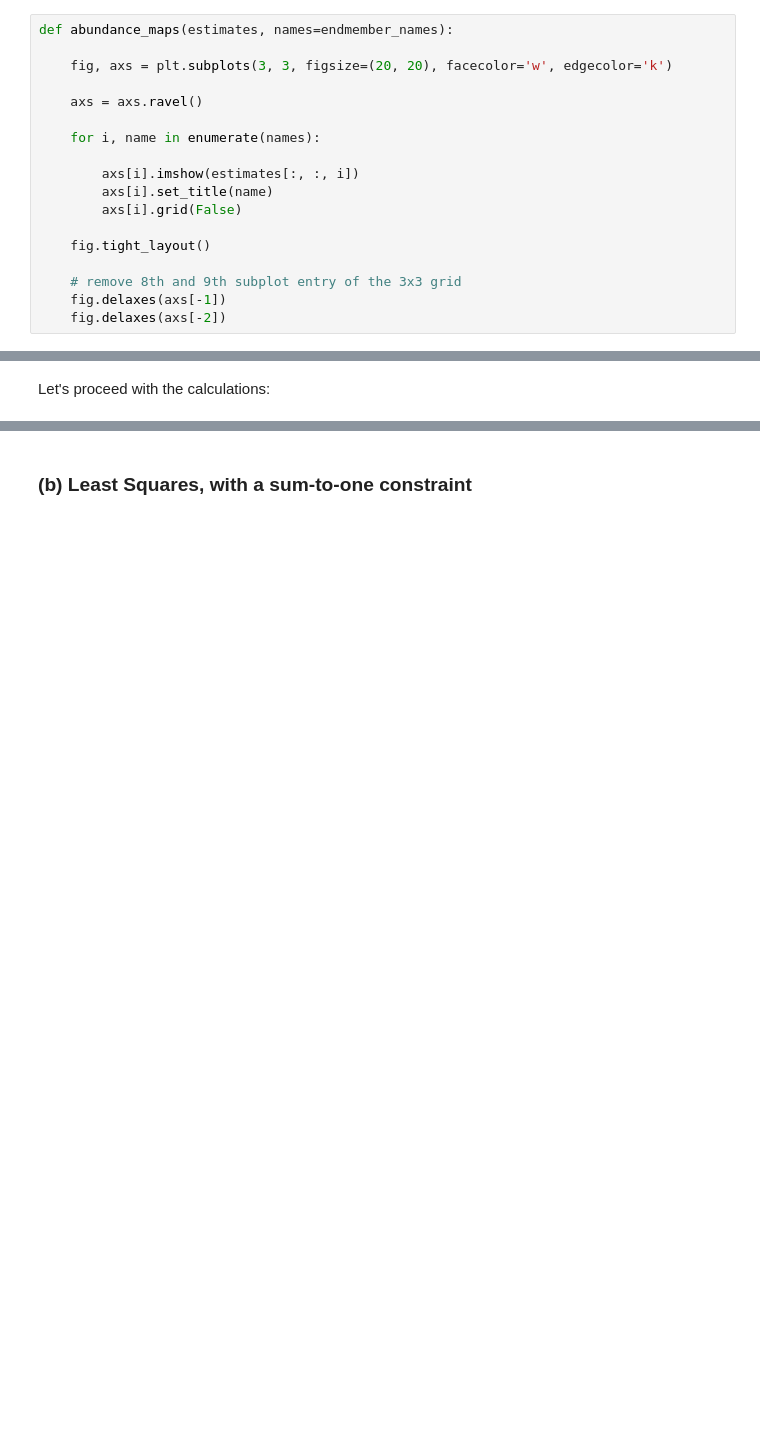
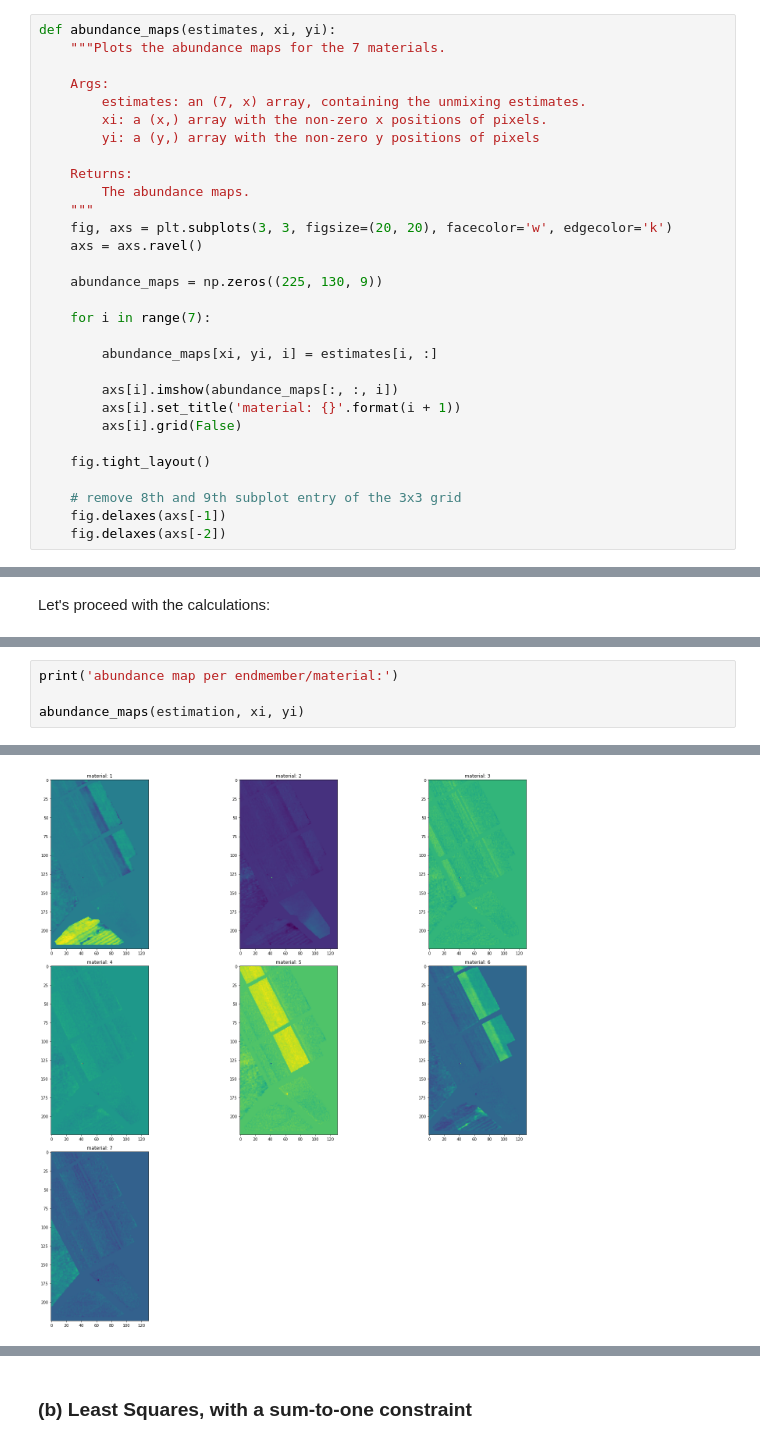
Before and after one commit to ilias-ant/hyperspectral-images, a Jupyter notebook: draft.ipynb, the cells around one changed output, grey strips where cells are left out. Cells and saved outputs as stored; diff of their text form; blank space fills up the shorter version.

```diff
--- a/draft.ipynb
+++ b/draft.ipynb
@@ -300,14 +265,26 @@ def unconstrained_least_squares_solver(image_cube, endmembers, labels):
 # %%
-def abundance_maps(estimates, names=endmember_names):
+def abundance_maps(estimates, xi, yi):
+    """Plots the abundance maps for the 7 materials.
 
+    Args:
+        estimates: an (7, x) array, containing the unmixing estimates.
+        xi: a (x,) array with the non-zero x positions of pixels.
+        yi: a (y,) array with the non-zero y positions of pixels
+
+    Returns:
+        The abundance maps.
+    """
     fig, axs = plt.subplots(3, 3, figsize=(20, 20), facecolor='w', edgecolor='k')
-
     axs = axs.ravel()
 
-    for i, name in enumerate(names):
+    abundance_maps = np.zeros((225, 130, 9))
 
-        axs[i].imshow(estimates[:, :, i])
-        axs[i].set_title(name)
+    for i in range(7):
+
+        abundance_maps[xi, yi, i] = estimates[i, :]
+
+        axs[i].imshow(abundance_maps[:, :, i])
+        axs[i].set_title('material: {}'.format(i + 1))
         axs[i].grid(False)
 
     fig.tight_layout()
@@ -335,0 +327,5 @@ abundance map per endmember/material:
+# %%
+print('abundance map per endmember/material:')
+
+abundance_maps(estimation, xi, yi)
+# %% [output]
@@ -336 +333,2 @@ abundance map per endmember/material:
+[figure, added]
 # %%
```
Also changed, not shown: parts of 58 cells of this notebook, 1 other file.
